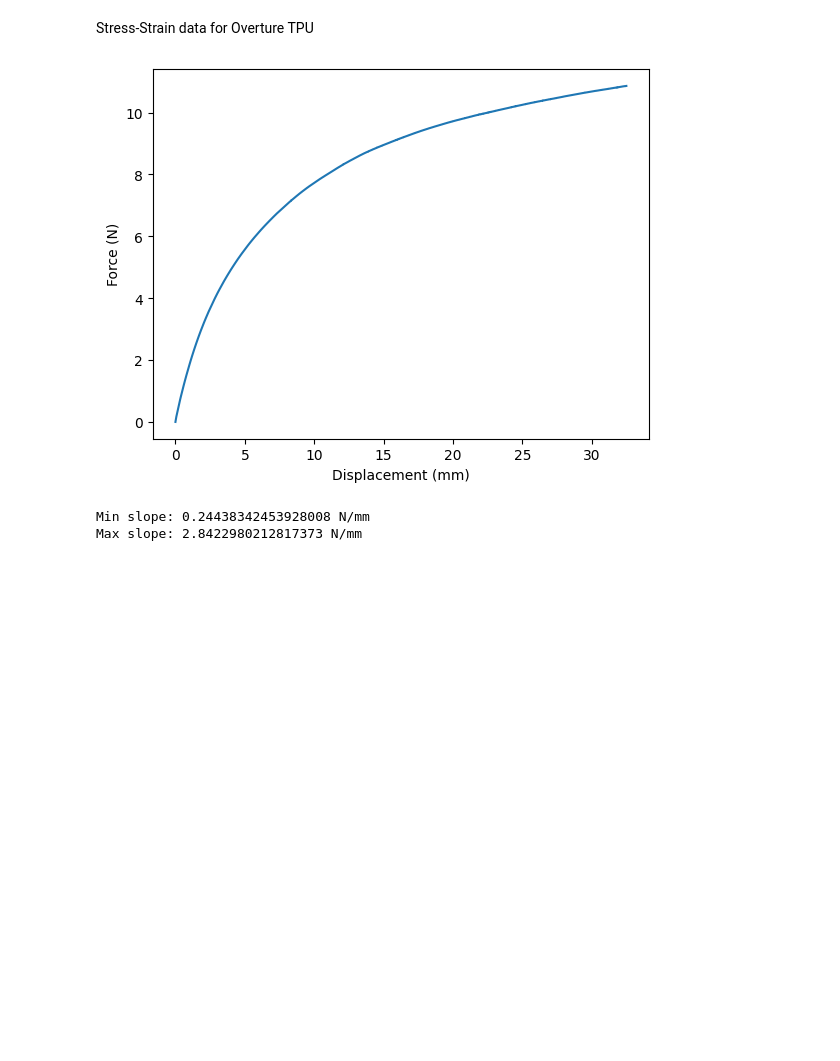
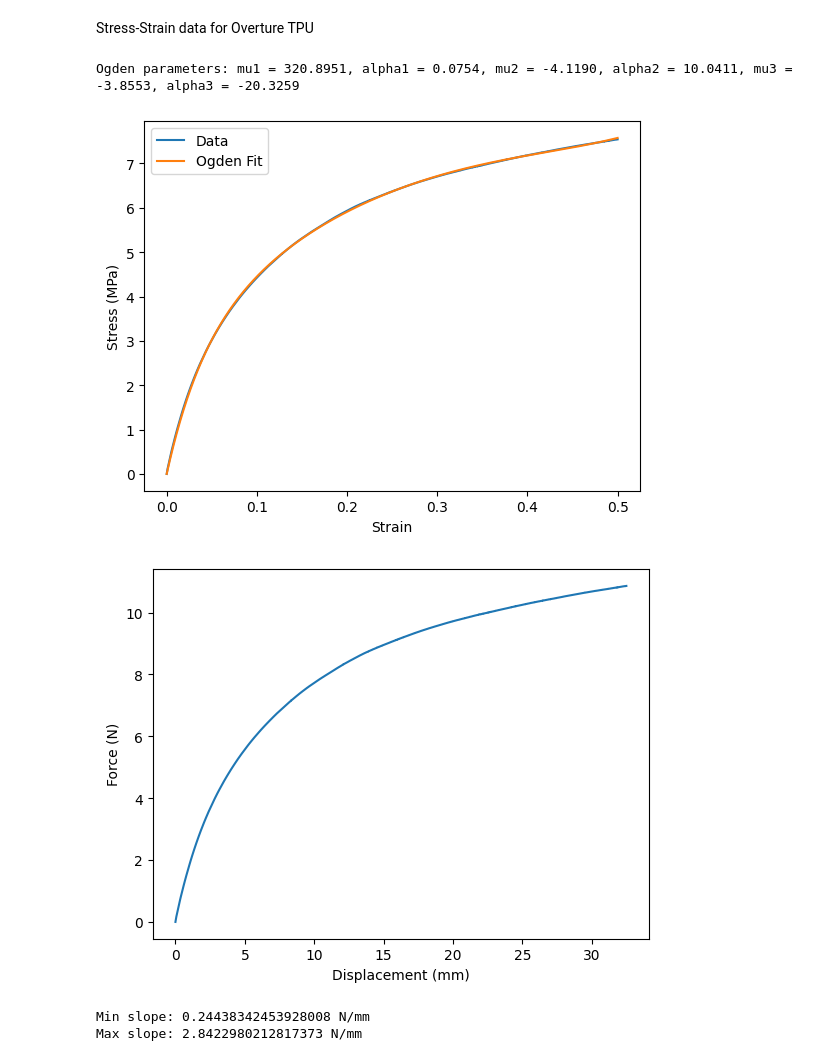
Before and after one commit to TheSmashLab/Tensegrity, a Jupyter notebook: Validation/OvertureValidation.ipynb, the cells around one changed output. Drawn from its saved outputs; the diff is of its cells as text; code cells hidden in the pictures; blank space fills up the shorter version.

```diff
--- a/Validation/OvertureValidation.ipynb
+++ b/Validation/OvertureValidation.ipynb
@@ -24,27 +22,54 @@ Stress-Strain data for Overture TPU
 # %%
 Strain_list = []
 Stress_list = []
 with open("Tables/Avg_Stress_Strain_Overture_TPU.csv", "r", newline="") as csvfile0:
     reader = csv.DictReader(csvfile0)
     for row in reader:
-        Strain_list.append(float(row["Strain"])) # %
-        Stress_list.append(float(row["Stress (MPa)"])) # MPa
+        Strain_list.append(float(row["Strain"])) # mm/mm
+        Stress_list.append(float(row["Stress (MPa)"])) # MPa or N/mm**2
 strain = np.array(Strain_list)
 stress = np.array(Stress_list)
+
+# Verify that the Ogden parameters are correct by plotting the stress-strain curve
+node01 = Node(name="NodeA0", position=np.array([0., 0.]))
+node02 = Node(name="NodeB0", position=np.array([1., 0.]))
+connection0 = ConnectionNonlinear(nodes=[node01, node02], connection_type=string, material_properties=NonlinProps(strain=strain, stress=stress))
+mu1 = connection0.material_properties.ogden_params[0]
+alpha1 = connection0.material_properties.ogden_params[1]
+mu2 = connection0.material_properties.ogden_params[2]
+alpha2 = connection0.material_properties.ogden_params[3]
+mu3 = connection0.material_properties.ogden_params[4]
+alpha3 = connection0.material_properties.ogden_params[5]
+print(f"Ogden parameters: mu1 = {mu1:.4f}, alpha1 = {alpha1:.4f}, mu2 = {mu2:.4f}, alpha2 = {alpha2:.4f}, mu3 = {mu3:.4f}, alpha3 = {alpha3:.4f}")
+stretch = 1. + strain
+stress_true = mu1 * (stretch**alpha1 - stretch**(-alpha1/2.))
+stress_true += mu2 * (stretch**alpha2 - stretch**(-alpha2/2.))
+stress_true += mu3 * (stretch**alpha3 - stretch**(-alpha3/2.))
+stress_eng = stress_true / stretch
+
+plt.plot(strain, stress, label="Data")
+plt.plot(strain, stress_eng, label="Ogden Fit")
+plt.xlabel("Strain")
+plt.ylabel("Stress (MPa)")
+plt.legend()
+plt.show()
+plt.close()
 
 # linear approximation for k_TPU
 length = 65. # mm, gauge length
 area = 1.2 * 1.2 # mm**2, cross-sectional area
 displacement = strain * length # mm
 force = stress * area # N
 
 plt.plot(displacement, force)
 plt.xlabel("Displacement (mm)")
 plt.ylabel("Force (N)")
 plt.show()
 plt.close()
 # %% [output]
+Ogden parameters: mu1 = 320.8951, alpha1 = 0.0754, mu2 = -4.1190, alpha2 = 10.0411, mu3 = -3.8553, alpha3 = -20.3259
-[figure, old version]
+[figure, new version]
+[figure, added]
 # %%
 min_slope = np.inf
 max_slope = 0
```
Also changed, not shown: parts of 18 cells of this notebook, 2 other files.
